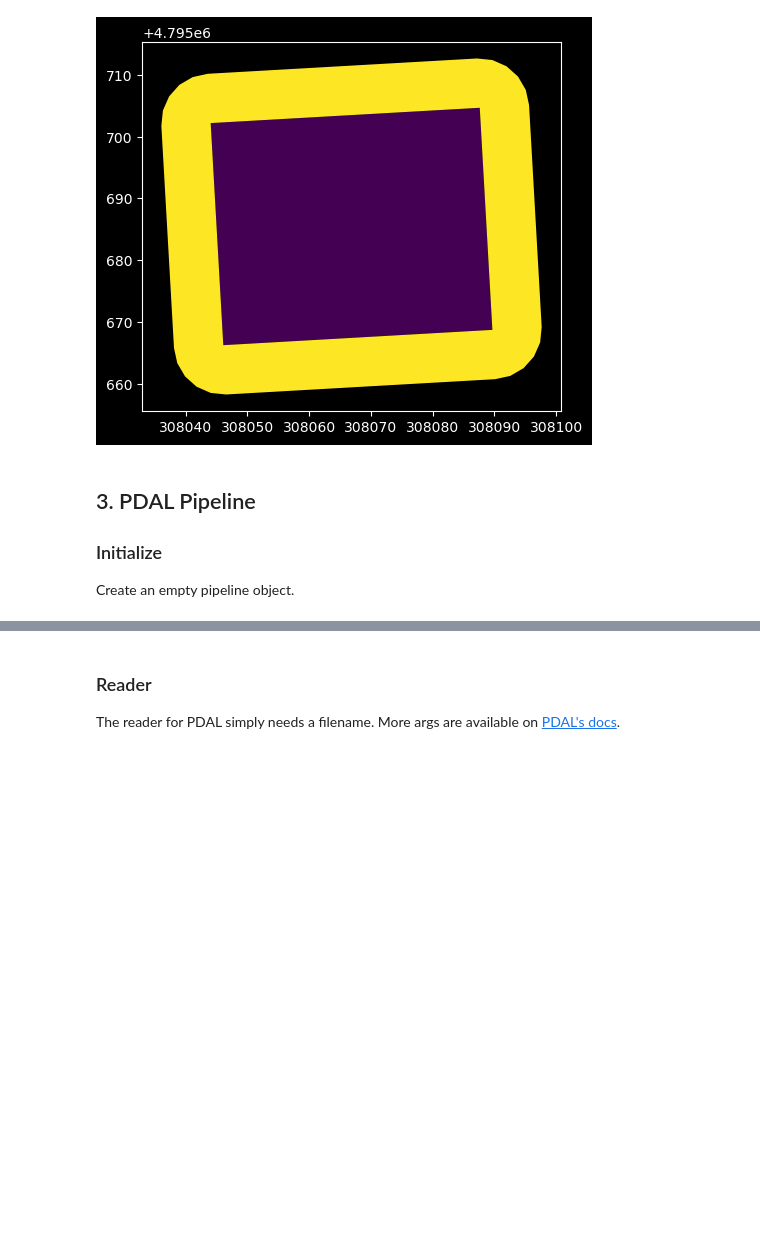
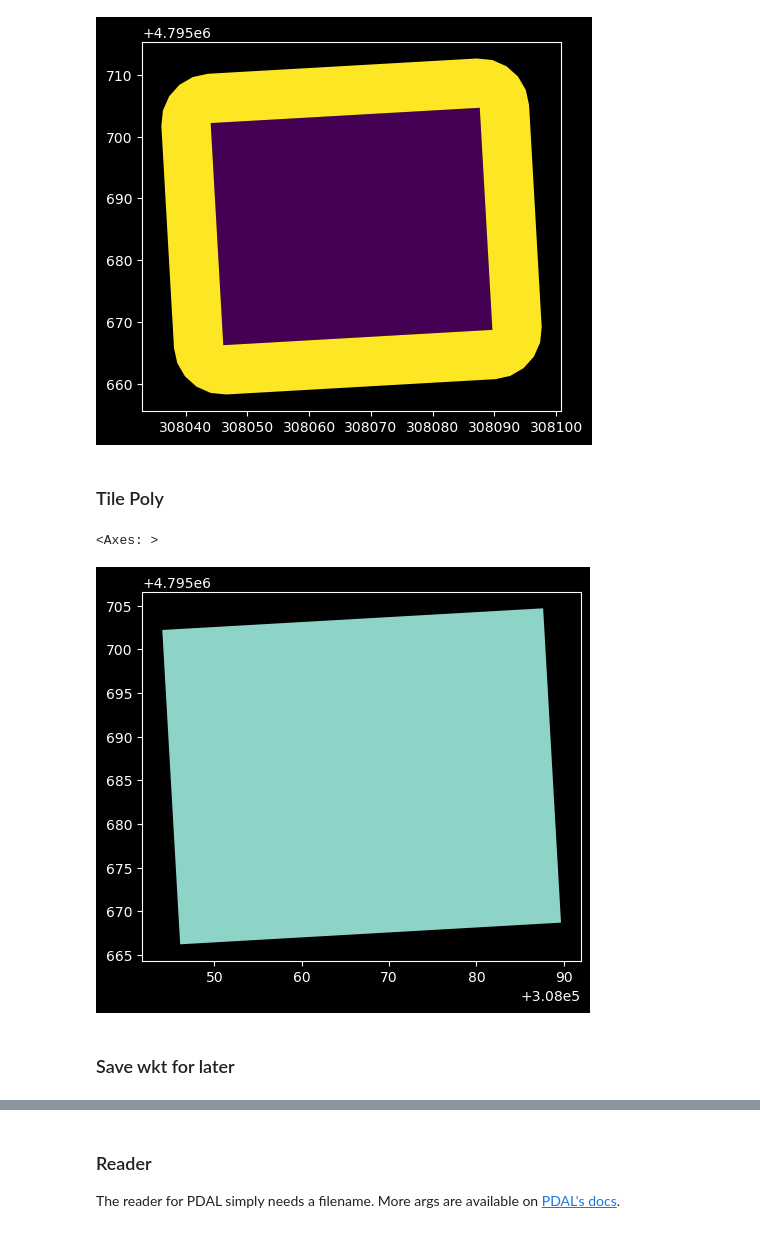
Before and after one commit to wBeckettHills/pdal_tutorial, a Jupyter notebook: notebooks/02-CloudRunner-Single_Tile.ipynb, the cells around one changed output, grey strips where cells are left out. Cells and saved outputs as stored; diff of their text form; code cells hidden in the pictures; blank space fills up the shorter version.

```diff
--- a/notebooks/02-CloudRunner-Single_Tile.ipynb
+++ b/notebooks/02-CloudRunner-Single_Tile.ipynb
@@ -163,9 +127,13 @@ polygon
 | 0 | 0 | MULTIPOLYGON (((308087.633 479570... |
 | 1 | 1 | MULTIPOLYGON (((308036.301 479570... |
 [figure]
-# %% [markdown]
-## 3. PDAL Pipeline
-
-### Initialize
-
-Create an empty pipeline object.
+# %% [markdown]
+### Tile Poly
+# %%
+tile_polygon = polygon[polygon.loc[:,"Buffer"] == 0 ]
+tile_polygon.plot()
+# %% [output]
+<Axes: >
+[figure, added]
+# %% [markdown]
+### Save wkt for later
```
Also changed, not shown: parts of 52 cells of this notebook, 1 other file.
